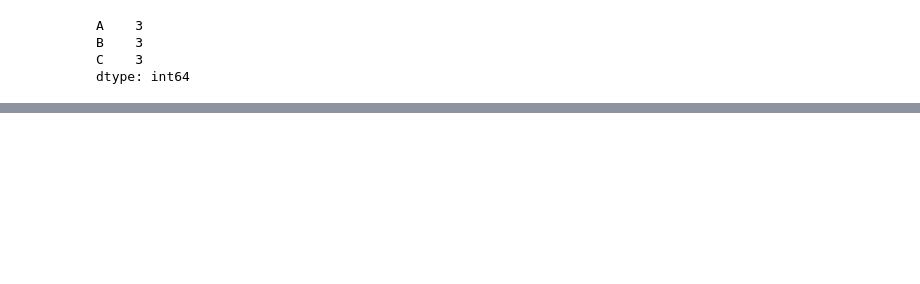
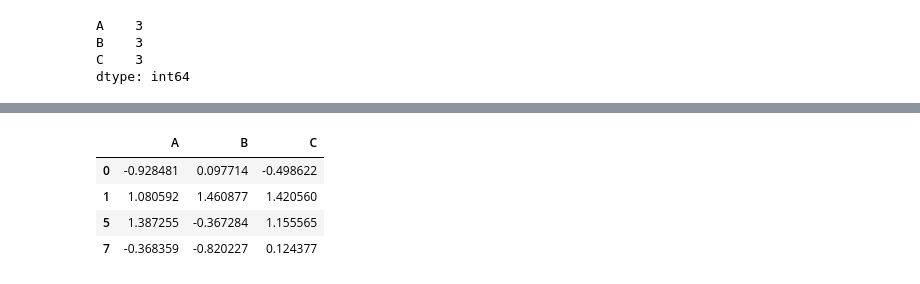
Before and after one commit to raaakibul/ML-course, a Jupyter notebook: Pandas/Null-Value.ipynb, the cells around one changed output, grey strips where cells are left out. Drawn from its saved outputs; the diff is of its cells as text; code cells hidden in the pictures; blank space fills up the shorter version.

```diff
--- a/Pandas/Null-Value.ipynb
+++ b/Pandas/Null-Value.ipynb
@@ -177,0 +207,8 @@ df.dropna()
+# %%
+df.dropna(how='any')
+# %% [output]
+|  | A | B | C |
+| 0 | -0.928481 | 0.097714 | -0.498622 |
+| 1 | 1.080592 | 1.460877 | 1.420560 |
+| 5 | 1.387255 | -0.367284 | 1.155565 |
+| 7 | -0.368359 | -0.820227 | 0.124377 |
```
Also changed, not shown: parts of 14 cells of this notebook.
